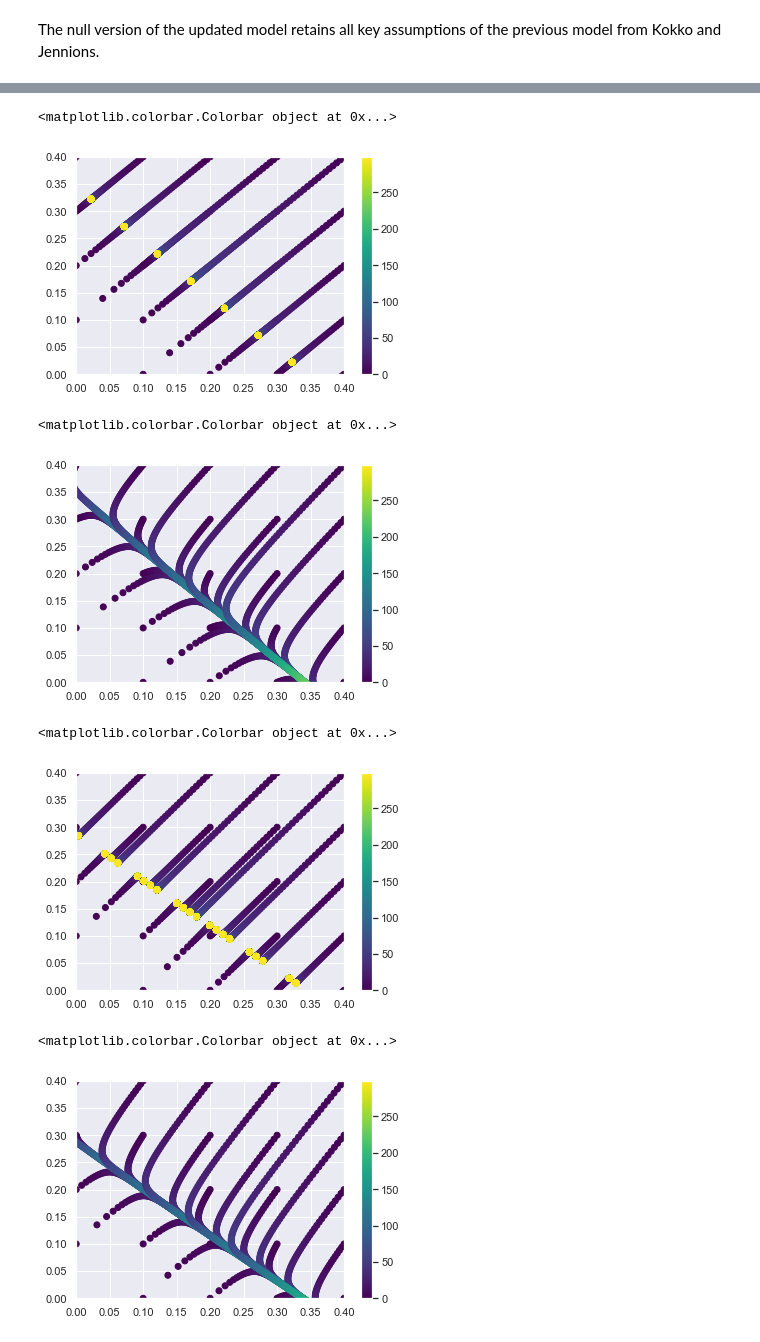
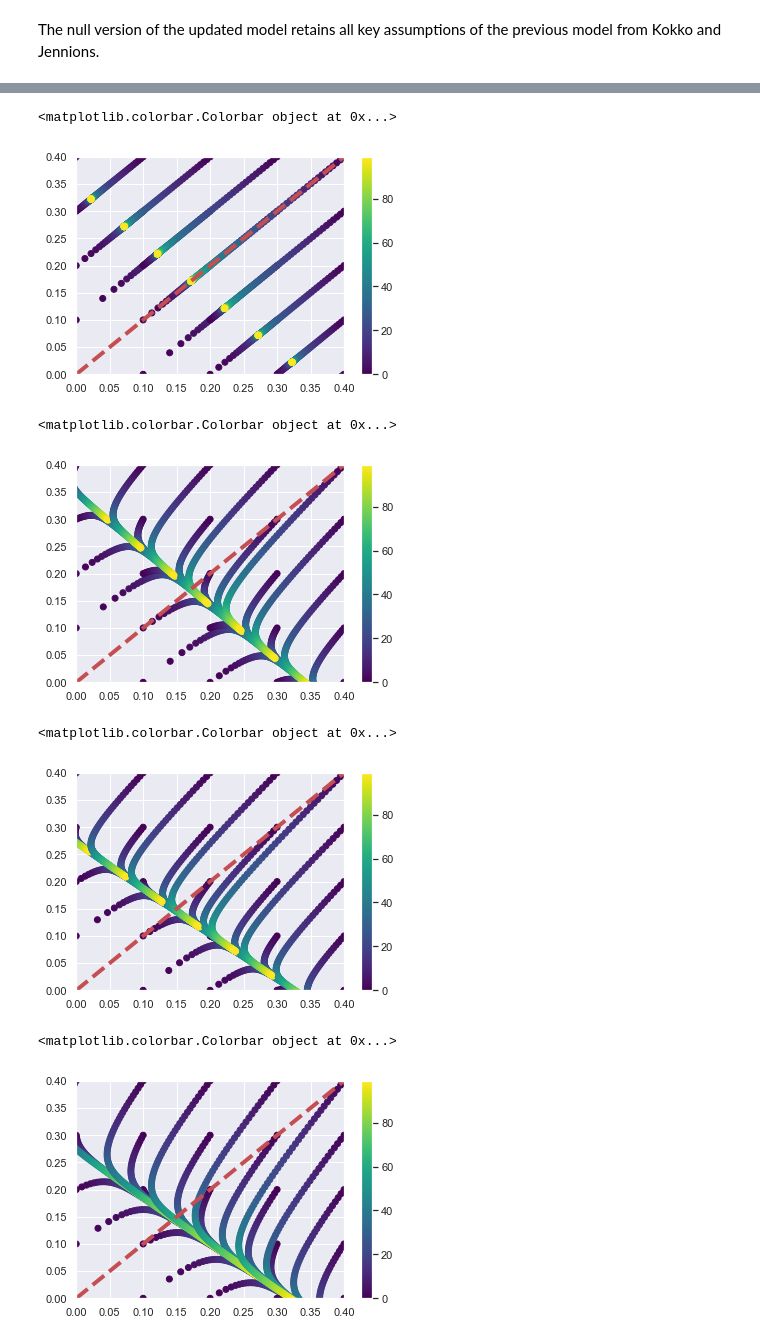
Before and after one commit to LR-GUI/My-Projects, a Jupyter notebook: Ecology/Ecology-Fromhage_Jennions_2016.ipynb, the cells around one changed output, grey strips where cells are left out. Saved outputs shown, nothing was run; the diff lists cells and outputs as text; code cells hidden in the pictures.

```diff
--- a/Ecology/Ecology-Fromhage_Jennions_2016.ipynb
+++ b/Ecology/Ecology-Fromhage_Jennions_2016.ipynb
@@ -158,15 +170,16 @@ M = 1
 r = 1
 alpha = 0.1
 
-steps = 300
+steps = 100
 # %%
 ### Solution 1: n_ = 1, k_ = 1
 
 #Moving parameters:
 k_ = 1
 n_ = 1
+gamma = 0
 
-parameters = [uo, ui, uo_, ui_, k, n, M, r, alpha, k_, n_]
+parameters = [uo, ui, uo_, ui_, k, n, M, r, alpha, k_, n_, gamma]
 
 # Initial Values
 To = []
@@ -192,19 +205,20 @@ for i in range(len(To)):
     plt.ylim((0,0.4))
     #plt.plot(T[-1], T_[-1], 'D',c='green',markersize=10)
     #plt.plot(T[0], T_[0], '+',c='green',markersize=20)
-
+plt.plot(np.arange(0,1,0.1),np.arange(0,1,0.1), '--', linewidth=4, c='r')
 plt.colorbar()
 # %% [output]
 <matplotlib.colorbar.Colorbar object at 0x...>
-[figure, old version]
+[figure, new version]
 # %%
 ### Solution 2: n_ = 1, k_ = 1.2
 
 # Moving parameters:
 k_ = 1.2
 n_ = 1
+gamma = 0
 
-parameters = [uo, ui, uo_, ui_, k, n, M, r, alpha, k_, n_]
+parameters = [uo, ui, uo_, ui_, k, n, M, r, alpha, k_, n_, gamma]
 
 # Initial Values
 To = []
@@ -230,19 +244,20 @@ for i in range(len(To)):
     plt.ylim((0,0.4))
     #plt.plot(T[-1], T_[-1], 'D',c='green',markersize=10)
     #plt.plot(T[0], T_[0], '+',c='green',markersize=20)
-
+plt.plot(np.arange(0,1,0.1),np.arange(0,1,0.1), '--', linewidth=4, c='r')
 plt.colorbar()
 # %% [output]
 <matplotlib.colorbar.Colorbar object at 0x...>
-[figure, old version]
+[figure, new version]
 # %%
 ### Solution 3: n_ = 1.2, k_ = 1
 
 # Moving parameters:
 k_ = 1
 n_ = 1.2
+gamma = 0
 
-parameters = [uo, ui, uo_, ui_, k, n, M, r, alpha, k_, n_]
+parameters = [uo, ui, uo_, ui_, k, n, M, r, alpha, k_, n_, gamma]
 
 # Initial Values
 To = []
@@ -268,46 +283,47 @@ for i in range(len(To)):
     plt.ylim((0,0.4))
     #plt.plot(T[-1], T_[-1], 'D',c='green',markersize=10)
     #plt.plot(T[0], T_[0], '+',c='green',markersize=20)
-
+plt.plot(np.arange(0,1,0.1),np.arange(0,1,0.1), '--', linewidth=4, c='r')
 plt.colorbar()
 # %% [output]
 <matplotlib.colorbar.Colorbar object at 0x...>
-[figure, old version]
+[figure, new version]
 # %%
 ### Solution 4: n_ = 1.2, k_ = 1.2
 
 # Moving parameters:
 k_ = 1.2
 n_ = 1.2
+gamma = 0
 
-parameters = [uo, ui, uo_, ui_, k, n, M, r, alpha, k_, n_]
+parameters = [uo, ui, uo_, ui_, k, n, M, r, alpha, k_, n_, gamma]
 
 # Initial Values
 To = []
 for i in range(5):
     for j in range(5):
         To.append([i/10,j/10])
 del To[0]
 
 
 
 # Capture solutions
 solutions = []
 for i in range(len(To)):
     time, X, _ = Deterministic(steps, 0.01, parameters, To[i])
     solutions.append([time, X])
 
 
 # Plot graphic
 color = np.arange(steps)
 for i in range(len(To)):
     plt.scatter(solutions[i][1][0],solutions[i][1][1], c=color, cmap='viridis')
     plt.xlim((0,0.4))
     plt.ylim((0,0.4))
     #plt.plot(T[-1], T_[-1], 'D',c='green',markersize=10)
     #plt.plot(T[0], T_[0], '+',c='green',markersize=20)
-
+plt.plot(np.arange(0,1,0.1),np.arange(0,1,0.1), '--', linewidth=4, c='r')
 plt.colorbar()
 # %% [output]
 <matplotlib.colorbar.Colorbar object at 0x...>
-[figure, old version]
+[figure, new version]
```
Also changed, not shown: parts of 8 cells of this notebook.
